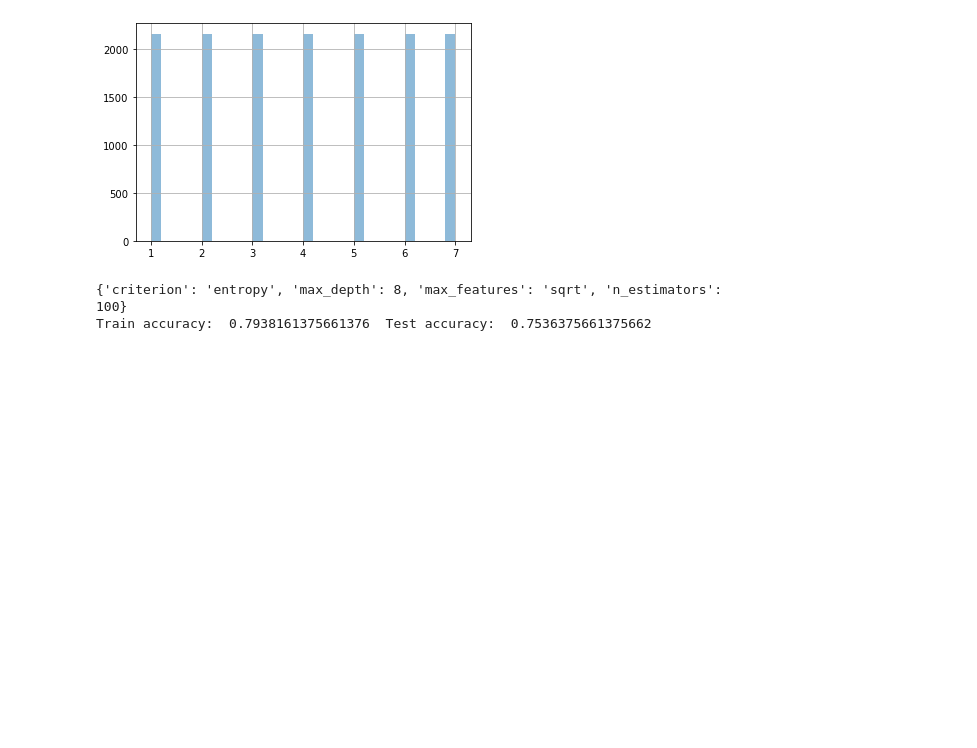
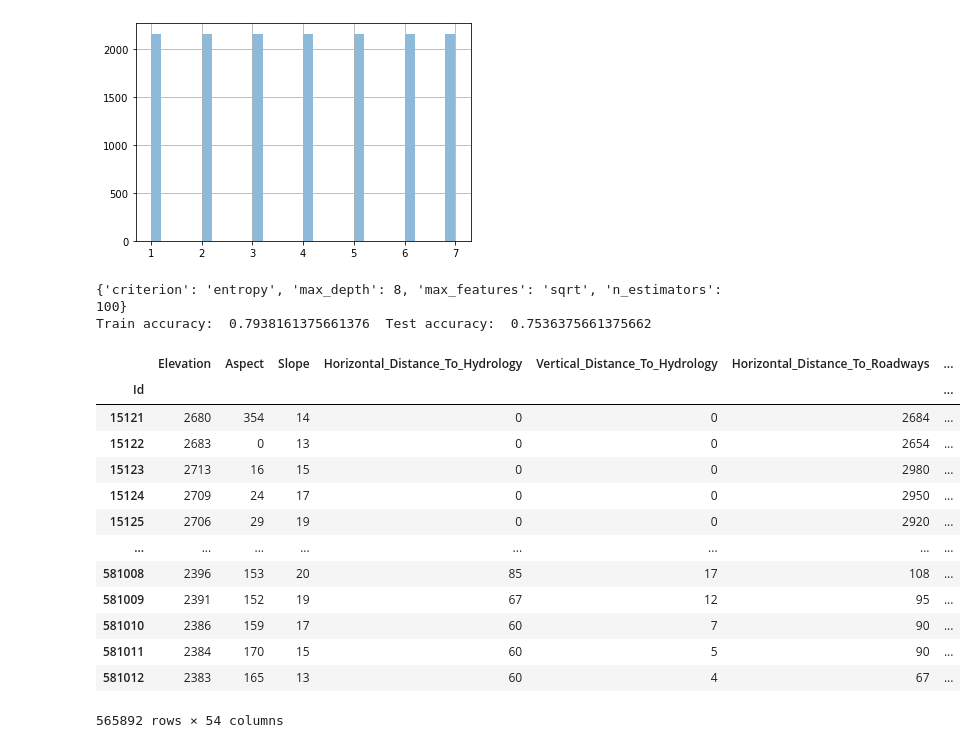
Before and after one commit to DariaHv/bonus_task, a Jupyter notebook: kaggle_comp.ipynb, the cells around one changed output. Drawn from its saved outputs; the diff is of its cells as text; code cells hidden in the pictures; blank space fills up the shorter version.

```diff
--- a/kaggle_comp.ipynb
+++ b/kaggle_comp.ipynb
@@ -30,7 +30,7 @@ Train shape: (15120, 55)
 import pandas as pd
 
 # Read the test data
-test = pd.read_csv('test.csv')
+test = pd.read_csv('test.csv', index_col='Id')
 # Print train and test columns
 print('Train columns:', train.columns.tolist())
 print('Test columns:', test.columns.tolist())
@@ -92,0 +95,17 @@ Train accuracy:  0.7938161375661376  Test accuracy:  0.7536375661375662
+# %%
+test
+# %% [output]
+|  | Elevation | Aspect | Slope | Horizontal_Distance_To_Hydrology | Vertical_Distance_To_Hydrology | Horizontal_Distance_To_Roadways | ... |
+| Id |  |  |  |  |  |  | ... |
+| 15121 | 2680 | 354 | 14 | 0 | 0 | 2684 | ... |
+| 15122 | 2683 | 0 | 13 | 0 | 0 | 2654 | ... |
+| 15123 | 2713 | 16 | 15 | 0 | 0 | 2980 | ... |
+| 15124 | 2709 | 24 | 17 | 0 | 0 | 2950 | ... |
+| 15125 | 2706 | 29 | 19 | 0 | 0 | 2920 | ... |
+| ... | ... | ... | ... | ... | ... | ... | ... |
+| 581008 | 2396 | 153 | 20 | 85 | 17 | 108 | ... |
+| 581009 | 2391 | 152 | 19 | 67 | 12 | 95 | ... |
+| 581010 | 2386 | 159 | 17 | 60 | 7 | 90 | ... |
+| 581011 | 2384 | 170 | 15 | 60 | 5 | 90 | ... |
+| 581012 | 2383 | 165 | 13 | 60 | 4 | 67 | ... |
+565892 rows × 54 columns
```
Also changed, not shown: parts of 3 cells of this notebook.
